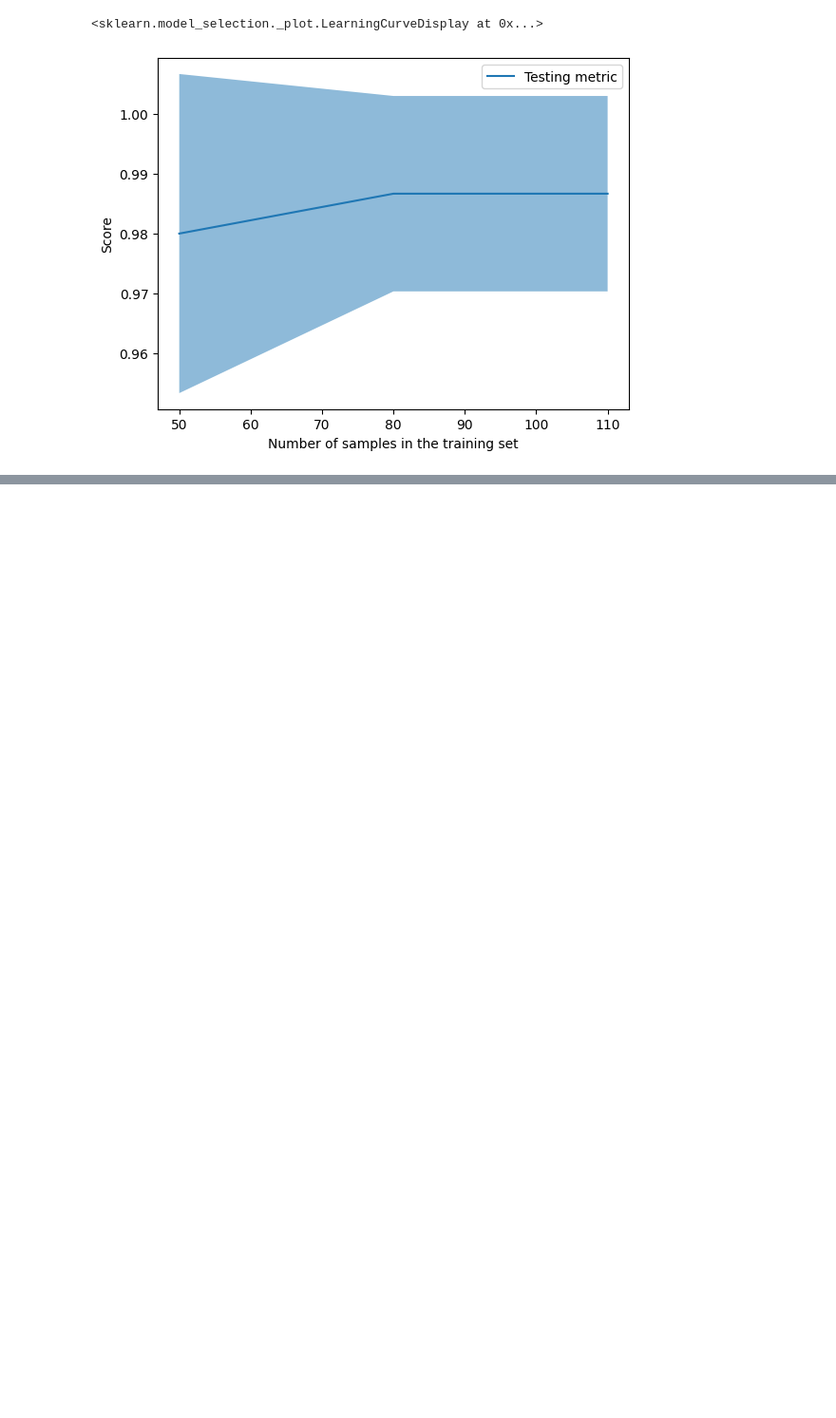
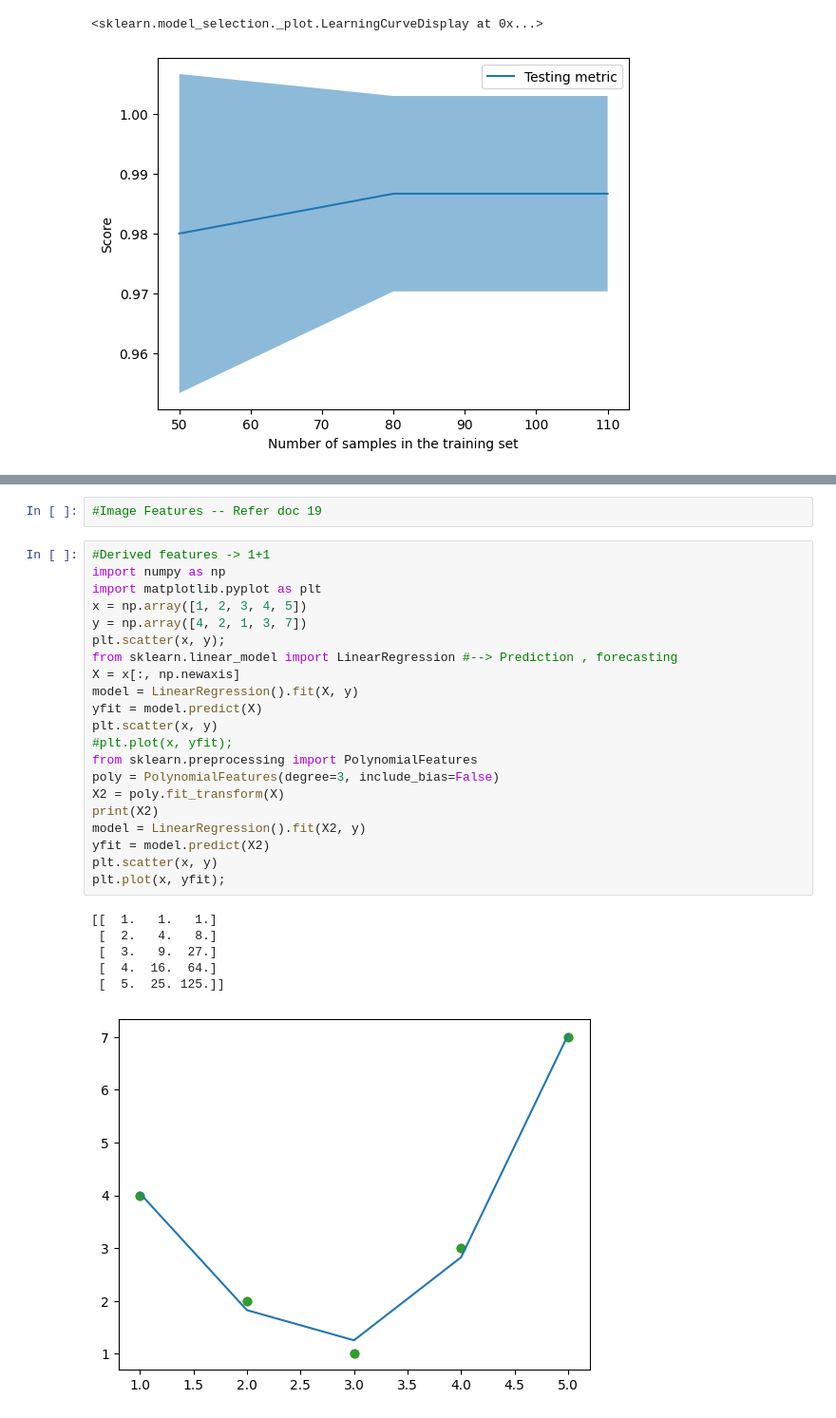
Before and after one commit to VedaVinothiniShastra/DS_PT_2, a Jupyter notebook: Day 15.ipynb, the cells around one changed output, grey strips where cells are left out. Shown at 95% size. Drawn from its saved outputs; the diff is of its cells as text; blank space fills up the shorter version.

```diff
--- a/Day 15.ipynb
+++ b/Day 15.ipynb
@@ -218,0 +285,30 @@ LearningCurveDisplay.from_estimator(
+# %%
+#Image Features -- Refer doc 19
+# %%
+#Derived features -> 1+1
+import numpy as np
+import matplotlib.pyplot as plt
+x = np.array([1, 2, 3, 4, 5])
+y = np.array([4, 2, 1, 3, 7])
+plt.scatter(x, y);
+from sklearn.linear_model import LinearRegression #--> Prediction , forecasting
+X = x[:, np.newaxis]
+model = LinearRegression().fit(X, y)
+yfit = model.predict(X)
+plt.scatter(x, y)
+#plt.plot(x, yfit);
+from sklearn.preprocessing import PolynomialFeatures
+poly = PolynomialFeatures(degree=3, include_bias=False)
+X2 = poly.fit_transform(X)
+print(X2)
+model = LinearRegression().fit(X2, y)
+yfit = model.predict(X2)
+plt.scatter(x, y)
+plt.plot(x, yfit);
+# %% [output]
+[[  1.   1.   1.]
+ [  2.   4.   8.]
+ [  3.   9.  27.]
+ [  4.  16.  64.]
+ [  5.  25. 125.]]
+[figure, added]
```
Also changed, not shown: parts of 7 cells of this notebook, 2 other files.
